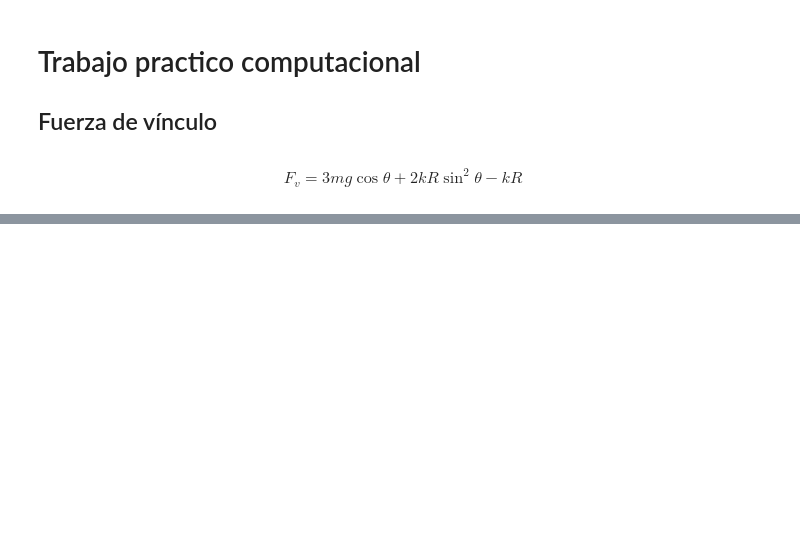
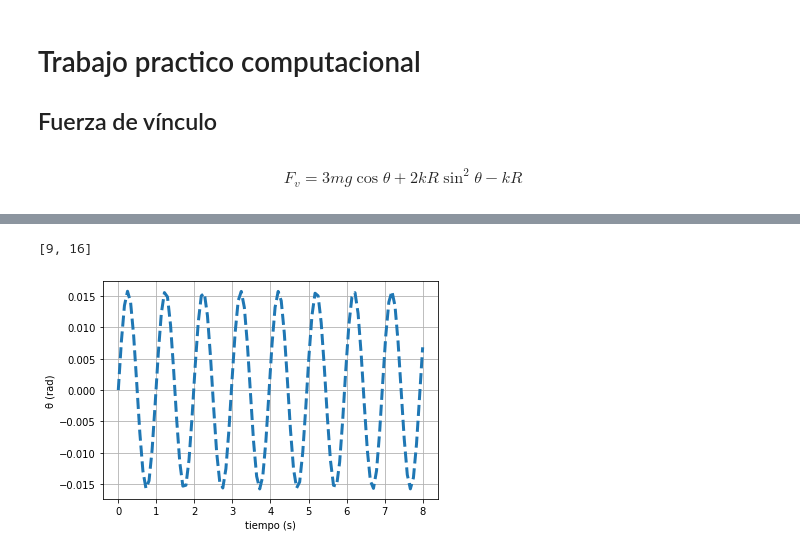
Before and after one commit to LautaroCJohnson/TP-Fisica-I, a Jupyter notebook: TP Computacional.ipynb, the cells around one changed output, grey strips where cells are left out. Drawn from its saved outputs; the diff is of its cells as text; code cells hidden in the pictures; blank space fills up the shorter version.

```diff
--- a/TP Computacional.ipynb
+++ b/TP Computacional.ipynb
@@ -31,0 +46,37 @@ plt.grid()
+# %%
+# Parámetros para la resolución numérica
+dt = 0.01 # paso temporal
+t_i = 0 # tiempo inicial
+t_f = 8 # tiempo final
+
+length = 100
+t_array = np.linspace(t_i, t_f, length) # [0, 8/100, 2*8/100,...,100*8/100 = 8]
+# %%
+from scipy.integrate import odeint
+
+theta_0 = 0
+thetap_0 = 0.1
+
+X0 = [theta_0, thetap_0]
+
+def dθpdt(t, theta, thetap): # esto es la derivada segunda de x respecto de t
+      return (g/R) * np.sin(theta) - (k/m) * np.sin(theta) * np.cos(theta)
+
+def dθdt(t, theta, thetap):
+      return thetap
+
+def ecdif(X, t):
+    theta, thetap = X
+    return [dθdt(t, theta, thetap), dθpdt(t, theta, thetap)]
+# %% [output]
+[9, 16]
+# %%
+solucion = odeint(ecdif, X0, t_array) # en vez de pasarle un dt le pasamos el array de tiempos en el que queremos la sol.
+theta_odeint = solucion[:,0]
+# %%
+plt.plot(t_array, theta_odeint, '--', label='Odeint', lw=3)
+plt.xlabel('tiempo (s)')
+plt.ylabel('θ (rad)')
+plt.grid()
+# %% [output]
+[figure, added]
```
Also changed, not shown: parts of 4 cells of this notebook, 1 other file.
